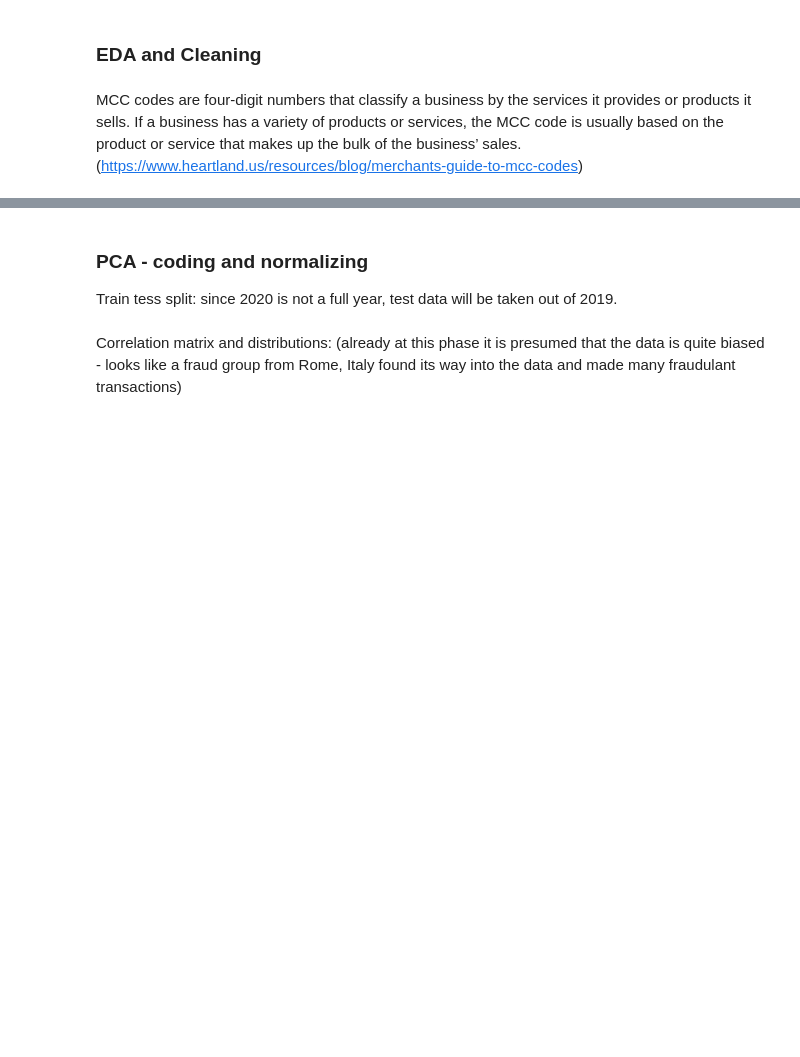
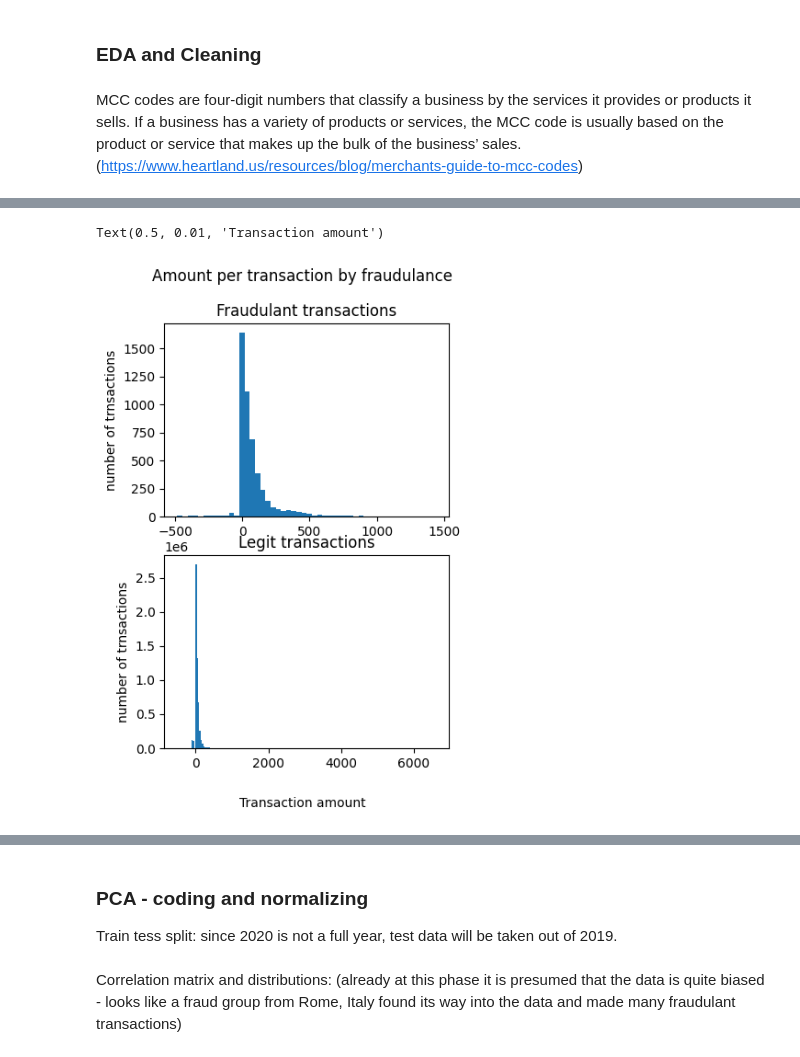
Before and after one commit to triggertiger/Model2Production, a Jupyter notebook: notebooks/eda.ipynb, the cells around one changed output, grey strips where cells are left out. Cells and saved outputs as stored; diff of their text form; code cells hidden in the pictures; blank space fills up the shorter version.

```diff
--- a/notebooks/eda.ipynb
+++ b/notebooks/eda.ipynb
@@ -159,16 +258,19 @@ plt.title('amount per transaction')
 # %%
 fraud = data.loc[data['is_fraud'] == 'Yes']
 normal = data.loc[data['is_fraud'] == 'No']
-fig, axs = plt.subplots(2, 1, sharex=False, figsize= (8, 8))
+fig, axs = plt.subplots(2, 1, sharex=False, figsize= (4, 6))
 fig.suptitle('Amount per transaction by fraudulance')
 axs[0].hist(fraud['amount'], bins = 50)
 axs[0].set_title('Fraudulant transactions')
 axs[0].set_ylabel('number of trnsactions')
 
 axs[1].hist(normal['amount'], bins = 200)
 axs[1].set_title('Legit transactions')
 axs[1].set_ylabel('number of trnsactions')
 fig.text(0.5, 0.01, 'Transaction amount', ha='center', va='center')
+# %% [output]
+Text(0.5, 0.01, 'Transaction amount')
+[figure, added]
 # %%
 data.loc[(data['amount'] < 0.1) & (data['is_fraud'] == 'Yes' )]     # 276K transactions with negative amounts, 178 are fraud.
 normal['amount'].nlargest(5)              # there are several transactions with very large amounts of >5K that make the hist seem empty. fraud: max - 1442
```
Also changed, not shown: parts of 16 cells of this notebook, 2 other files.
